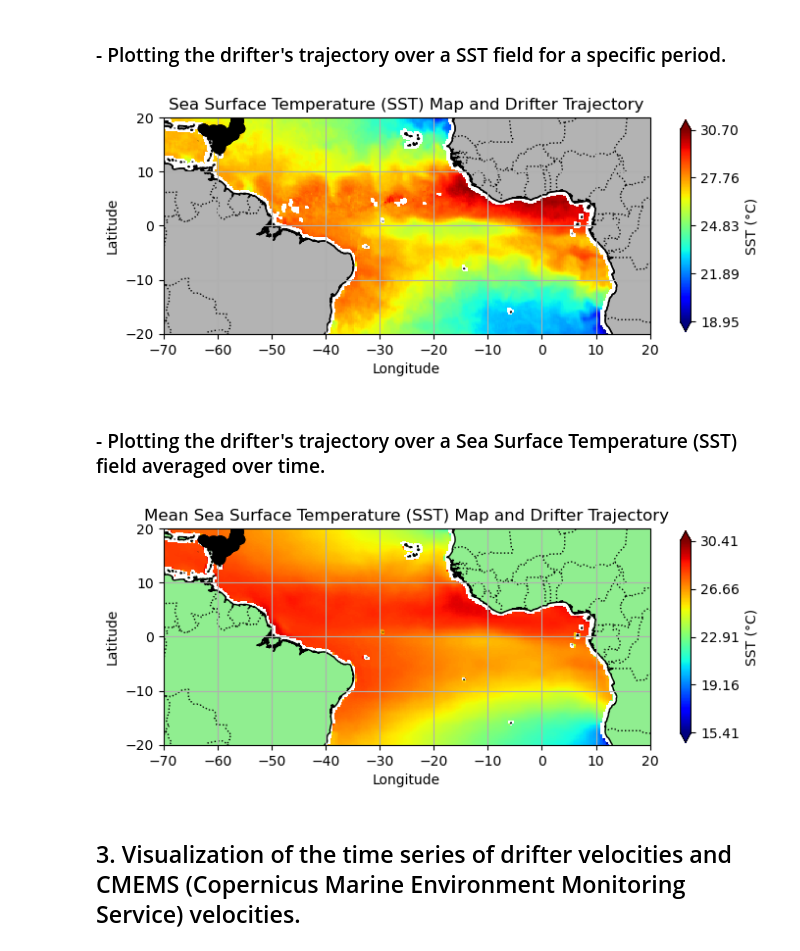
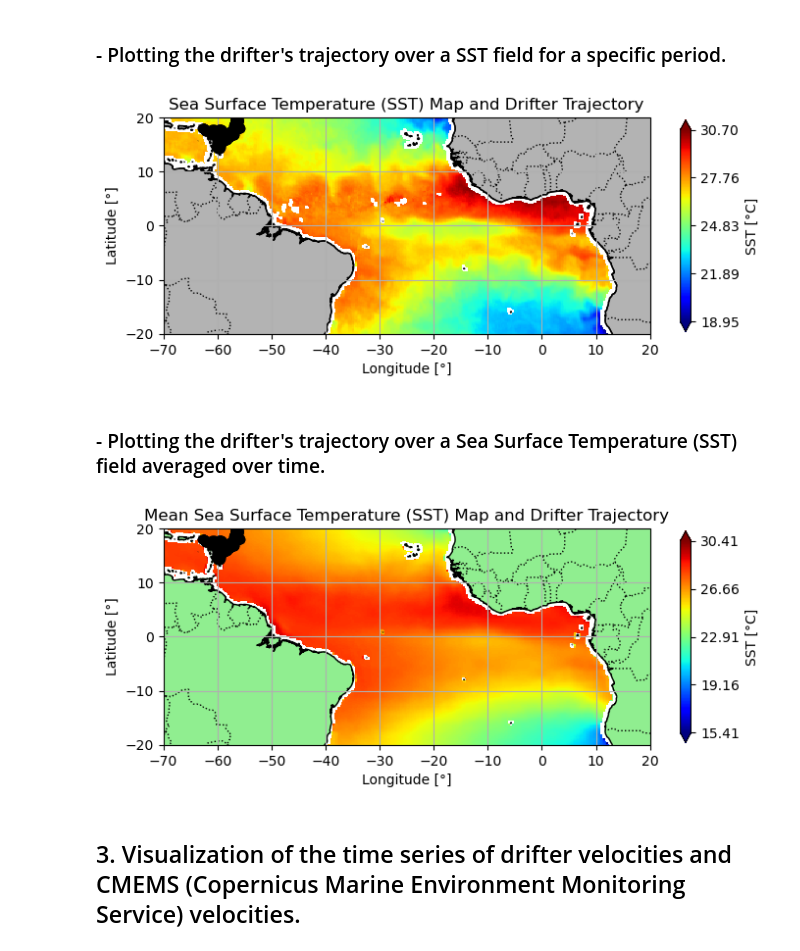
Before and after one commit to Julio-Leonel-Donfack/Courants-Derivants-Cmems, a Jupyter notebook: 6-Drifter-SSH-SST.ipynb, the cells around one changed output. Saved outputs shown, nothing was run; the diff lists cells and outputs as text; code cells hidden in the pictures.

```diff
--- a/6-Drifter-SSH-SST.ipynb
+++ b/6-Drifter-SSH-SST.ipynb
@@ -198,40 +198,40 @@ ax.add_feature(cfeature.LAND, facecolor='0.7', edgecolor='k')
 # Specify colorbar limits based on actual SST values
 sst_min = sst.sel(time=nearest_time).min().values
 sst_max = sst.sel(time=nearest_time).max().values
-plt.colorbar(pcm, label='SST (°C)', extend='both', orientation='vertical', shrink=0.7, ticks=np.linspace(sst_min, sst_max, 5))
+plt.colorbar(pcm, label='SST [°C]', extend='both', orientation='vertical', shrink=0.7, ticks=np.linspace(sst_min, sst_max, 5))
 
 # Read Drifter data
 fn='./drifter_6hour_qc_a65f_894f_fcdf_U1719475759871.nc';
 ds=xr.open_dataset(fn);
 
 # Extract drifter coordinates and variables
 
 drifter_lon = ds.longitude.values
 drifter_lat = ds.latitude.values
 
 # Plot drifter trajectory with scatter
 # plt.scatter(drifter_lon[19674:19931], drifter_lat[19674:19931], color='white', s=5, transform=ccrs.PlateCarree())
 plt.plot(drifter_lon[53965:54778], drifter_lat[53965:54778], color='black',marker='o',linestyle='-', transform=ccrs.PlateCarree())
 
 # Specify axes limits and ticks
 plt.xlim(-70, 20)  # Longitude axis from 70W to 20E
 plt.ylim(-20, 20)  # Latitude axis from 20S to 20N
 plt.xticks(np.arange(-70, 30, 10))  # Longitude ticks every 10 degrees
 plt.yticks(np.arange(-20, 30, 10))  # Latitude ticks every 10 degrees
 
 # Add grid
 plt.grid(True)
 
 # Title and axes labels
 plt.title('Sea Surface Temperature (SST) Map and Drifter Trajectory')
-plt.xlabel('Longitude')
-plt.ylabel('Latitude')
+plt.xlabel('Longitude [°]')
+plt.ylabel('Latitude [°]')
 
 plt.savefig("fig31 mode.png")
 # Show the plot
 plt.show()
 # %% [output]
-[figure, old version]
+[figure, new version]
 # %% [markdown]
 ### - Plotting the drifter's trajectory over a Sea Surface Temperature (SST) field averaged over time.
 # %%
@@ -259,7 +259,7 @@ ax.add_feature(cfeature.LAND, color='lightgreen')
 # Specify colorbar limits based on actual SST values
 sst_min = mean_sst.min().values
 sst_max = mean_sst.max().values
-plt.colorbar(pcm, label='SST (°C)', extend='both', orientation='vertical', shrink=0.7, ticks=np.linspace(sst_min, sst_max, 5))
+plt.colorbar(pcm, label='SST [°C]', extend='both', orientation='vertical', shrink=0.7, ticks=np.linspace(sst_min, sst_max, 5))
 
 # Read Drifter data
 fn='./drifter_6hour_qc_a65f_894f_fcdf_U1719475759871.nc';
@@ -285,8 +285,8 @@ plt.yticks(np.arange(-20, 30, 10))  # Latitude ticks every 10 degrees
 plt.grid(True)
 
 # Add axes labels
-plt.xlabel('Longitude')
-plt.ylabel('Latitude')
+plt.xlabel('Longitude [°]')
+plt.ylabel('Latitude [°]')
 
 # Title of the plot
 plt.title('Mean Sea Surface Temperature (SST) Map and Drifter Trajectory')
@@ -296,7 +296,7 @@ plt.savefig("fig32 mode.png")
 # Show the plot
 plt.show()
 # %% [output]
-[figure, old version]
+[figure, new version]
 # %% [markdown]
 ## 3. Visualization of the time series of drifter velocities and CMEMS (Copernicus Marine Environment Monitoring Service) velocities.
 # %% [markdown]
```
Also changed, not shown: parts of 2 cells of this notebook.
